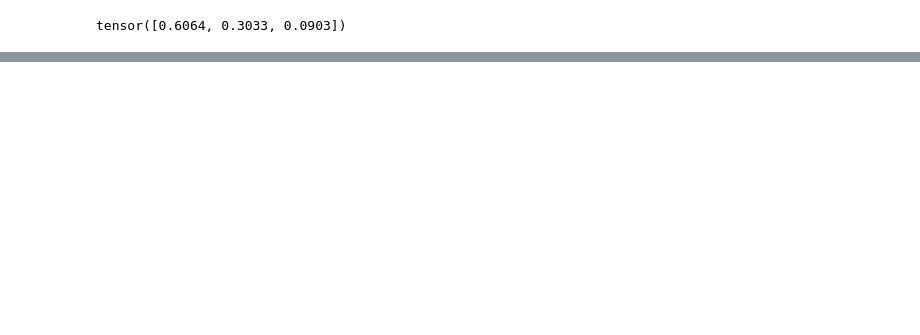
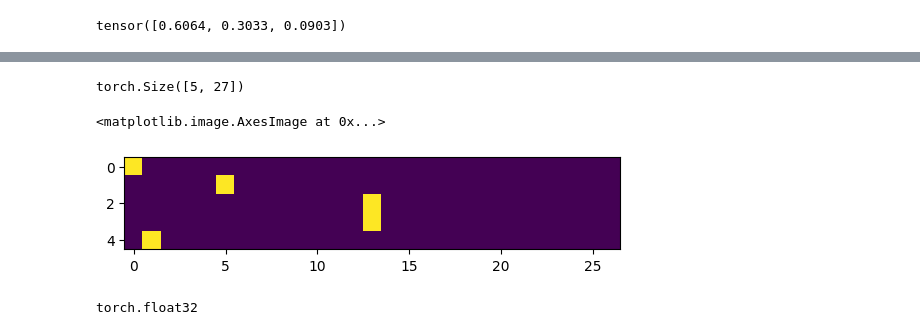
Before and after one commit to mihaimaganu17/makemore, a Jupyter notebook: makemehr.ipynb, the cells around one changed output, grey strips where cells are left out. Saved outputs shown, nothing was run; the diff lists cells and outputs as text; code cells hidden in the pictures; blank space fills up the shorter version.

```diff
--- a/makemehr.ipynb
+++ b/makemehr.ipynb
@@ -228,3 +254,17 @@ torch.Size([27])
+# %%
+# If we have a bigram which has count 0, (never occured in our dataset)
+# The logarithm will give us infinity and we will get to infinity loss
+# In order to smoothen our this case, we add a fake count to the entire dataset
+N += 1
+# %%
+# 27, 27 array
+# divide by
+# 27, 1 array
+# We can do this in torch using broadcasting semantics
+# https://pytorch.org/docs/stable/notes/broadcasting.html
+P = N.float()
+# We prefer this type of in place operation which does not create new memory
+P /= P.sum(1, keepdim=True)
 # %%
 # we create a Generator with a fixed seed, such that we get the same result on multiple runs
 g = torch.Generator().manual_seed(2147483647)
@@ -266,0 +354,19 @@ rddeman.
+# %%
+# Create the training set of bigrams (x,y)
+# Inputs
+xs = []
+# Targets
+ys = []
+for w in words[:1]:
+    # Add a special start and special end character (which is essentially the same character)
+    chs = ['.'] + list(w) + ['.']
+    for ch1, ch2 in zip(chs, chs[1:]):
+        # Get the index of the 2 characters from out 'stoi' mapping
+        idx1 = stoi[ch1]
+        idx2 = stoi[ch2]
+        print(f"{ch1} {ch2}")
+        xs.append(idx1)
+        ys.append(idx2)
+
+xs = torch.tensor(xs)
+ys = torch.tensor(ys)
@@ -266,0 +389,4 @@ rddeman.
+# %%
+# Create a one-hot encoding
+x_enc = F.one_hot(xs, num_classes=27).float()
+x_enc
@@ -266,0 +404,13 @@ rddeman.
+# %%
+x_enc.shape
+# %% [output]
+torch.Size([5, 27])
+# %%
+plt.imshow(x_enc)
+# %% [output]
+<matplotlib.image.AxesImage at 0x...>
+[figure, added]
+# %%
+x_enc.dtype
+# %% [output]
+torch.float32
```
Also changed, not shown: parts of 59 cells of this notebook.
